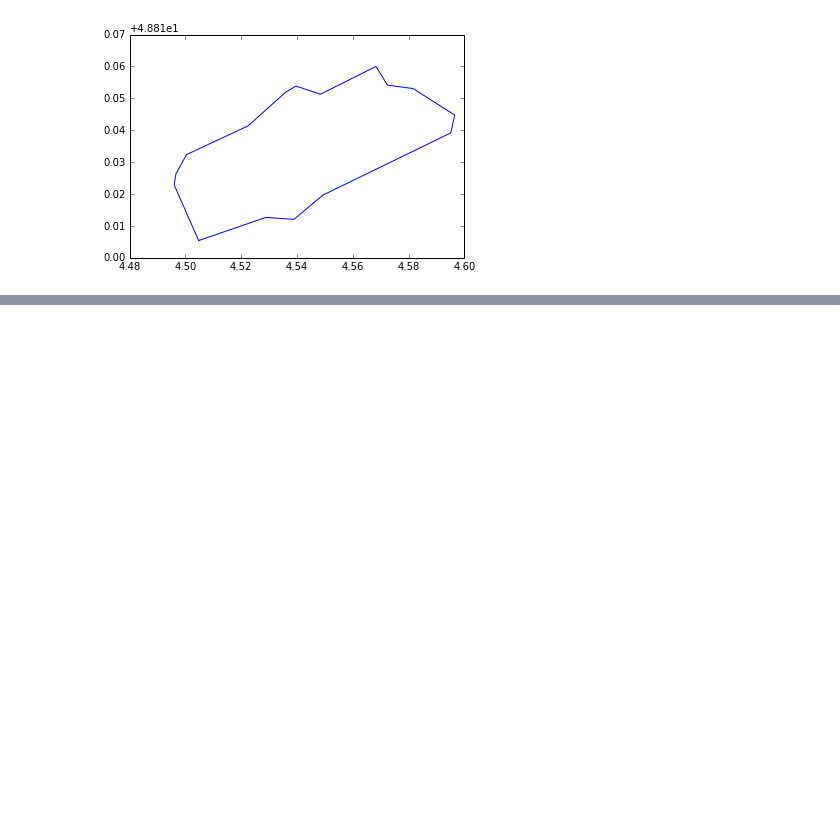
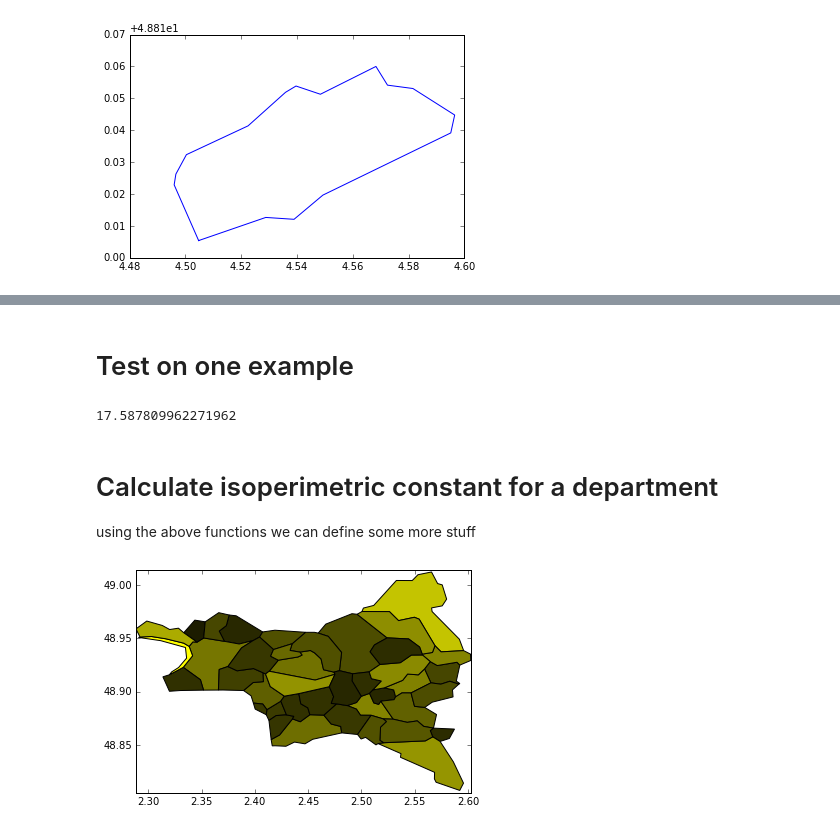
Before and after one commit to macbuse/Elections-in-France, a Jupyter notebook: elections2017.ipynb, the cells around one changed output, grey strips where cells are left out. Drawn from its saved outputs; the diff is of its cells as text; code cells hidden in the pictures; blank space fills up the shorter version.

```diff
--- a/elections2017.ipynb
+++ b/elections2017.ipynb
@@ -180,0 +227,11 @@ plt.plot(lon,lat)
+# %% [markdown]
+# Test on one example
+# %%
+DD = np.array(mm['coordinates'][0])
+perimeter(DD)**2/ PolyArea(DD)
+# %% [output]
+17.587809962271962
+# %% [markdown]
+# Calculate isoperimetric constant for a department
+
+using the above functions we can define some more stuff
@@ -180,0 +248,45 @@ plt.plot(lon,lat)
+# %%
+communes.sort()
+# %%
+from matplotlib.patches import Polygon
+from matplotlib.collections import PatchCollection
+
+def show_isoperimetric_data(communes):
+    fig, ax = plt.subplots()
+    patches = []
+
+    #we have to calculate the bounding box ourselves
+    left = 100
+    right = 0
+    top = 0
+    bottom = 100
+
+    for score, name, shape in communes[:]:
+
+        exec('mm=' + shape)
+        DD = np.array( mm['coordinates'][0])
+
+        x,y = DD.transpose()
+        left = min(left,min(x))
+        right = max(right,max(x))
+        bottom = min(bottom ,min(y))
+        top = max(top,max(y))
+
+        polygon = Polygon( DD, True)
+        #calculate color lighter is worse
+        fc = (score - 1)/2
+        if fc > 1: fc = 1.
+        polygon.set_facecolor( (fc,fc,0))
+        ax.add_patch(polygon)
+
+
+    p = PatchCollection(patches)
+
+    ax.set_xlim(left, right)
+    ax.set_ylim(bottom, top)
+    ax.add_collection(p)
+    ax.set_aspect('equal', 'datalim')
+# %%
+show_isoperimetric_data(isoperimetric_coeff('93'))
+# %% [output]
+[figure, added]
```
Also changed, not shown: parts of 14 cells of this notebook.
